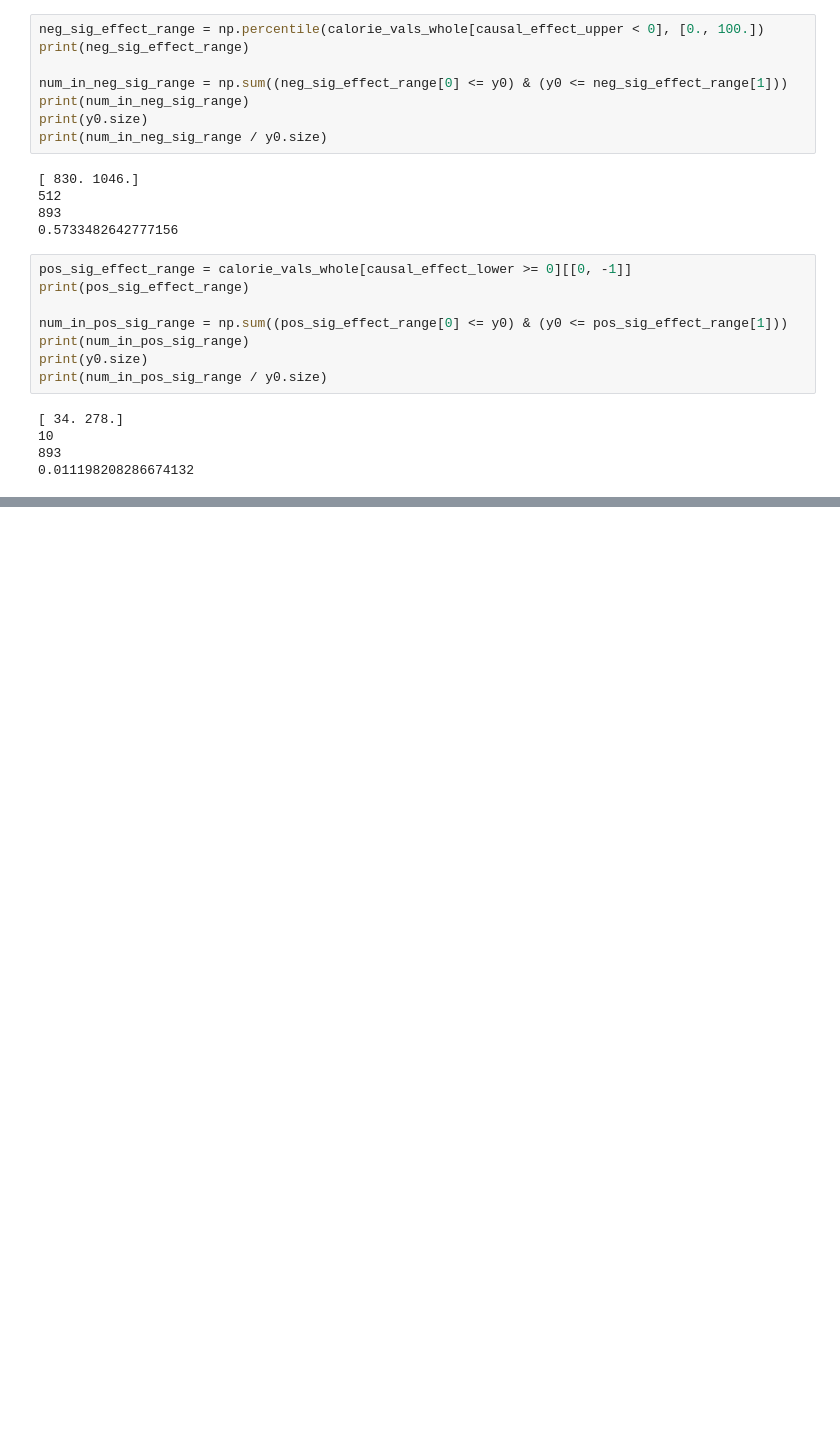
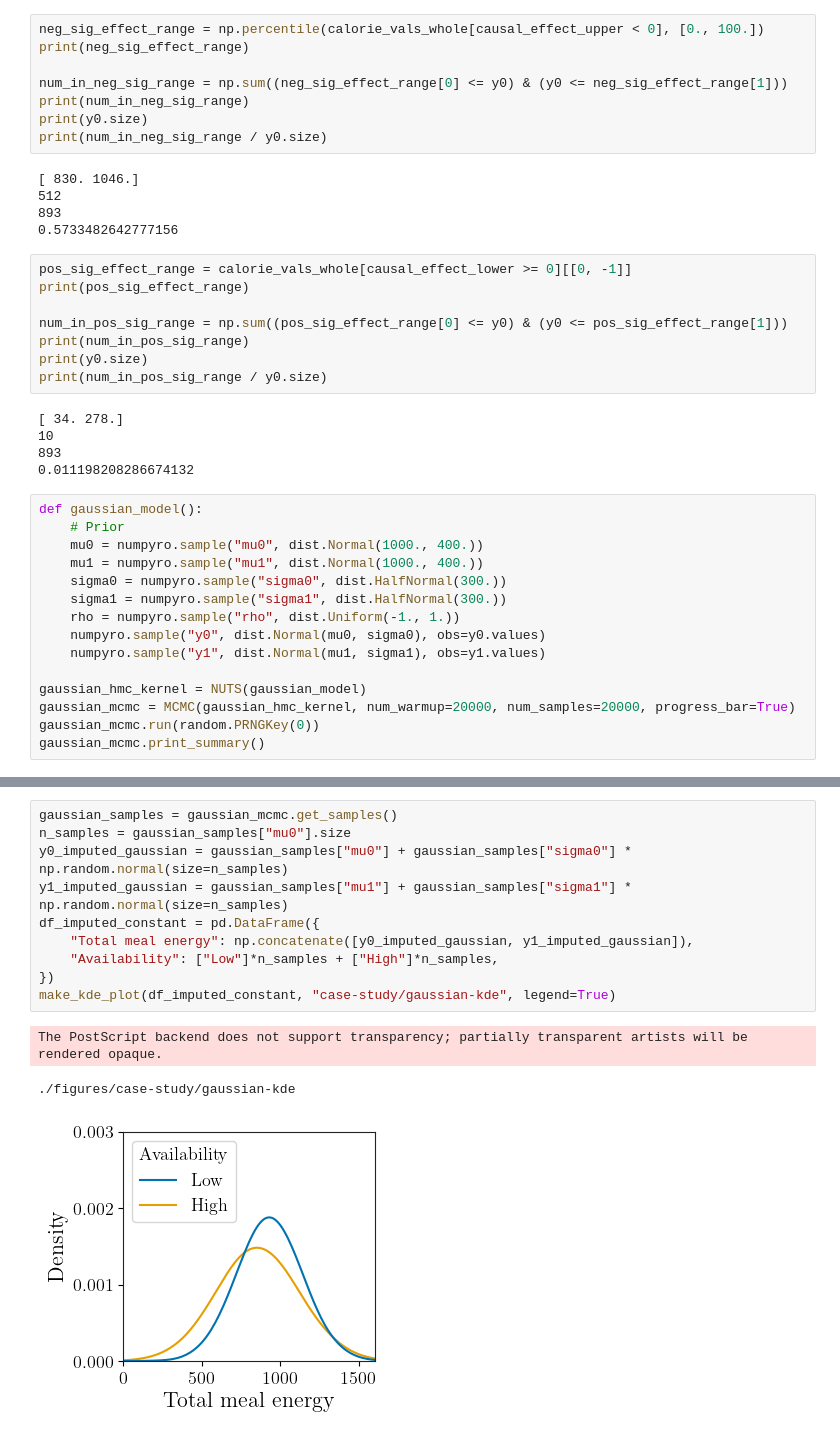
Before and after one commit to eastonhuch/bayesian-randomization-inference, a Jupyter notebook: case-study.ipynb, the cells around one changed output, grey strips where cells are left out. Saved outputs shown, nothing was run; the diff lists cells and outputs as text; blank space fills up the shorter version.

Commit message:
added gaussian model for comparison

```diff
--- a/case-study.ipynb
+++ b/case-study.ipynb
@@ -705,3 +705,18 @@ print(num_in_pos_sig_range / y0.size)
 10
 893
 0.011198208286674132
+# %%
+def gaussian_model():
+    # Prior
+    mu0 = numpyro.sample("mu0", dist.Normal(1000., 400.))
+    mu1 = numpyro.sample("mu1", dist.Normal(1000., 400.))
+    sigma0 = numpyro.sample("sigma0", dist.HalfNormal(300.))
+    sigma1 = numpyro.sample("sigma1", dist.HalfNormal(300.))
+    rho = numpyro.sample("rho", dist.Uniform(-1., 1.))
+    numpyro.sample("y0", dist.Normal(mu0, sigma0), obs=y0.values)
+    numpyro.sample("y1", dist.Normal(mu1, sigma1), obs=y1.values)
+
+gaussian_hmc_kernel = NUTS(gaussian_model)
+gaussian_mcmc = MCMC(gaussian_hmc_kernel, num_warmup=20000, num_samples=20000, progress_bar=True)
+gaussian_mcmc.run(random.PRNGKey(0))
+gaussian_mcmc.print_summary()
@@ -707,0 +732,14 @@ print(num_in_pos_sig_range / y0.size)
+# %%
+gaussian_samples = gaussian_mcmc.get_samples()
+n_samples = gaussian_samples["mu0"].size
+y0_imputed_gaussian = gaussian_samples["mu0"] + gaussian_samples["sigma0"] * np.random.normal(size=n_samples)
+y1_imputed_gaussian = gaussian_samples["mu1"] + gaussian_samples["sigma1"] * np.random.normal(size=n_samples)
+df_imputed_constant = pd.DataFrame({
+    "Total meal energy": np.concatenate([y0_imputed_gaussian, y1_imputed_gaussian]),
+    "Availability": ["Low"]*n_samples + ["High"]*n_samples,
+})
+make_kde_plot(df_imputed_constant, "case-study/gaussian-kde", legend=True)
+# %% [output]
+The PostScript backend does not support transparency; partially transparent artists will be rendered opaque.
+./figures/case-study/gaussian-kde
+[figure, added]
```
Also changed, not shown: parts of 1 cell of this notebook.
